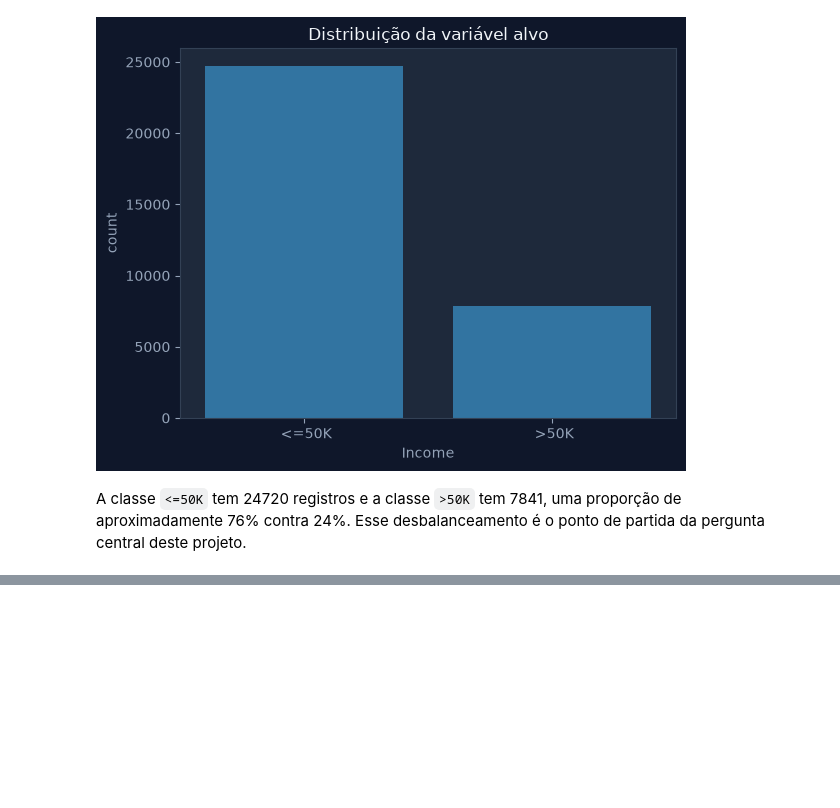
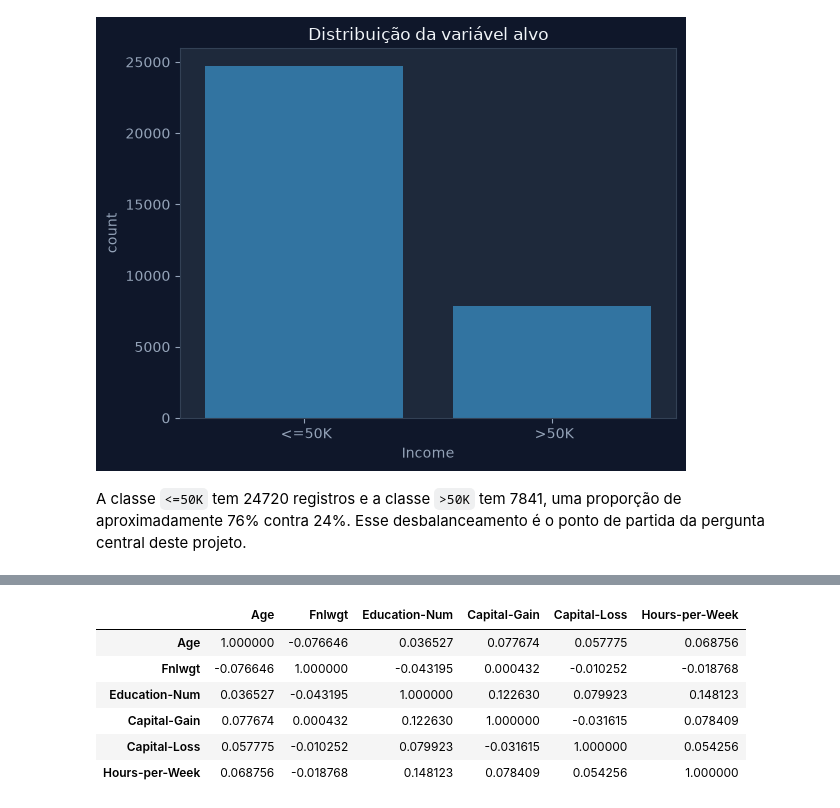
Before and after one commit to esscova/data-trivium, a Jupyter notebook: Machine Learning/Prevendo a renda anual de um indivíduo/prevendo-renda-classificadores.ipynb, the cells around one changed output, grey strips where cells are left out. Saved outputs shown, nothing was run; the diff lists cells and outputs as text; code cells hidden in the pictures; blank space fills up the shorter version.

```diff
--- a/Machine Learning/Prevendo a renda anual de um indivíduo/prevendo-renda-classificadores.ipynb
+++ b/Machine Learning/Prevendo a renda anual de um indivíduo/prevendo-renda-classificadores.ipynb
@@ -205,0 +301,10 @@ A classe `<=50K` tem 24720 registros e a classe `>50K` tem 7841, uma proporção
+# %%
+df.select_dtypes(include='number').assign().corr()
+# %% [output]
+|  | Age | Fnlwgt | Education-Num | Capital-Gain | Capital-Loss | Hours-per-Week |
+| Age | 1.000000 | -0.076646 | 0.036527 | 0.077674 | 0.057775 | 0.068756 |
+| Fnlwgt | -0.076646 | 1.000000 | -0.043195 | 0.000432 | -0.010252 | -0.018768 |
+| Education-Num | 0.036527 | -0.043195 | 1.000000 | 0.122630 | 0.079923 | 0.148123 |
+| Capital-Gain | 0.077674 | 0.000432 | 0.122630 | 1.000000 | -0.031615 | 0.078409 |
+| Capital-Loss | 0.057775 | -0.010252 | 0.079923 | -0.031615 | 1.000000 | 0.054256 |
+| Hours-per-Week | 0.068756 | -0.018768 | 0.148123 | 0.078409 | 0.054256 | 1.000000 |
```
Also changed, not shown: parts of 18 cells of this notebook.
